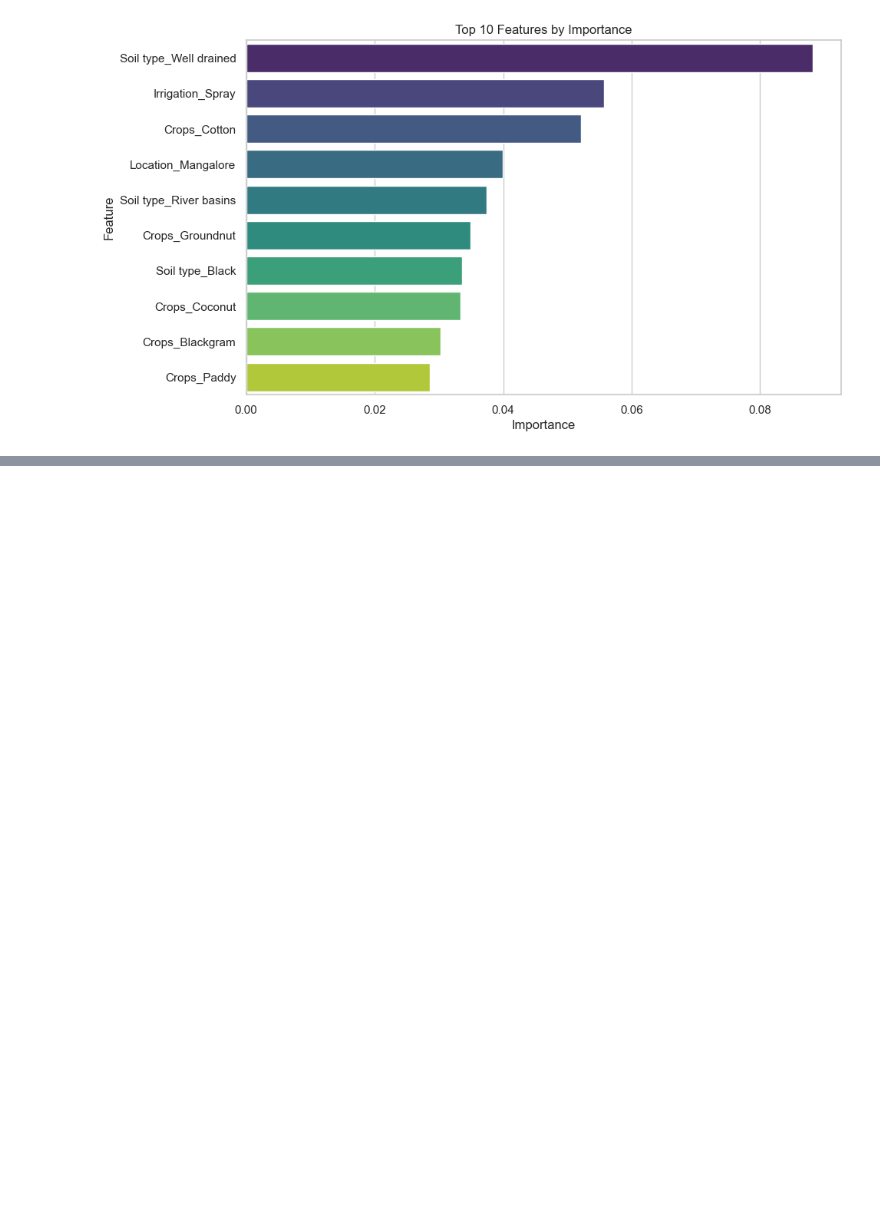
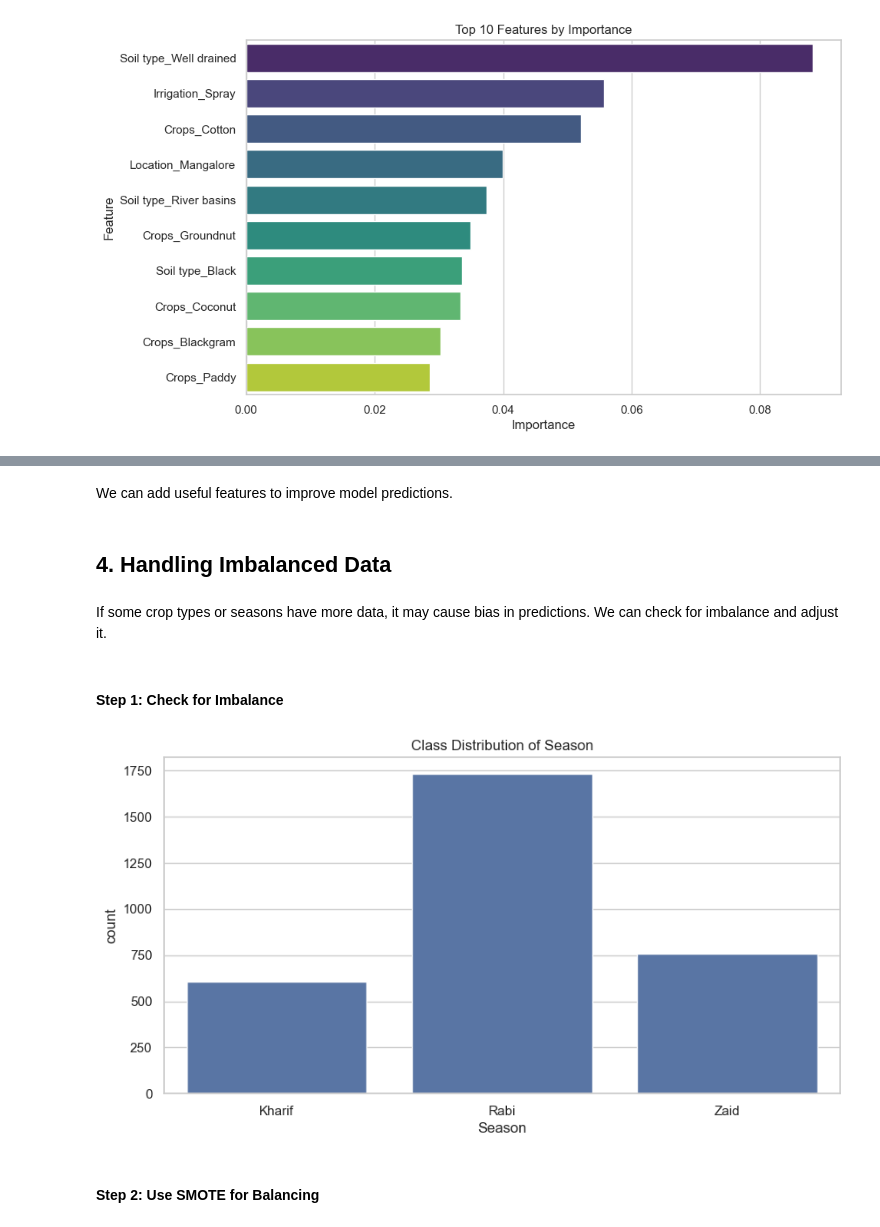
Before and after one commit to dinithaw/big-data-analytics, a Jupyter notebook: cw.ipynb, the cells around one changed output, grey strips where cells are left out. Drawn from its saved outputs; the diff is of its cells as text; code cells hidden in the pictures; blank space fills up the shorter version.

```diff
--- a/cw.ipynb
+++ b/cw.ipynb
@@ -1046,0 +1167,2 @@ plt.show()
+# %% [markdown]
+We can add useful features to improve model predictions.
@@ -1046,0 +1181,18 @@ plt.show()
+# %% [markdown]
+## 4. Handling Imbalanced Data
+# %% [markdown]
+If some crop types or seasons have more data, it may cause bias in predictions. We can check for imbalance and adjust it.
+# %% [markdown]
+#### Step 1: Check for Imbalance
+# %%
+import seaborn as sns
+
+# Check for class imbalance
+plt.figure(figsize=(10,5))
+sns.countplot(x=df_c['Season'])
+plt.title("Class Distribution of Season")
+plt.show()
+# %% [output]
+[figure, added]
+# %% [markdown]
+#### Step 2: Use SMOTE for Balancing
```
Also changed, not shown: parts of 17 cells of this notebook.
